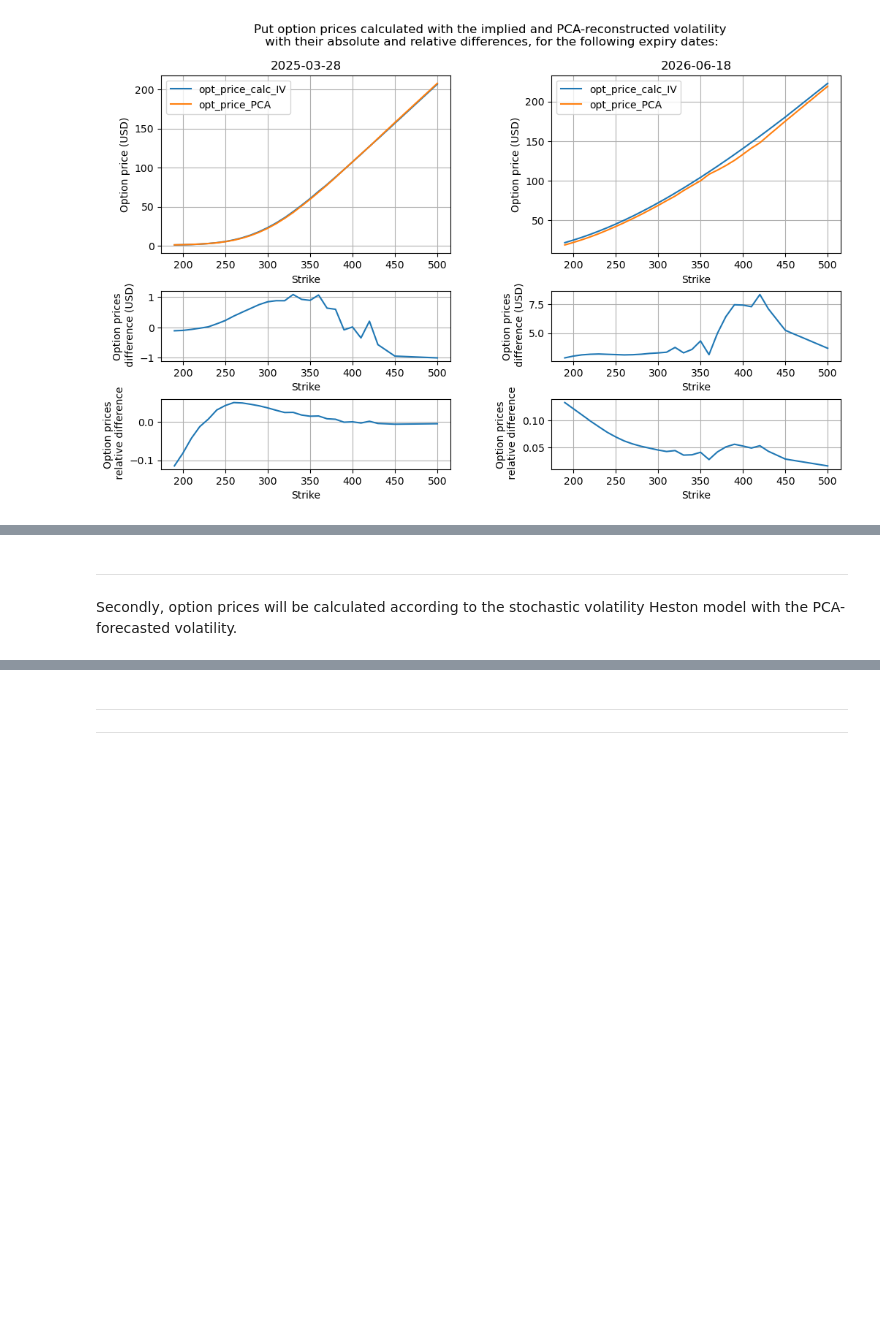
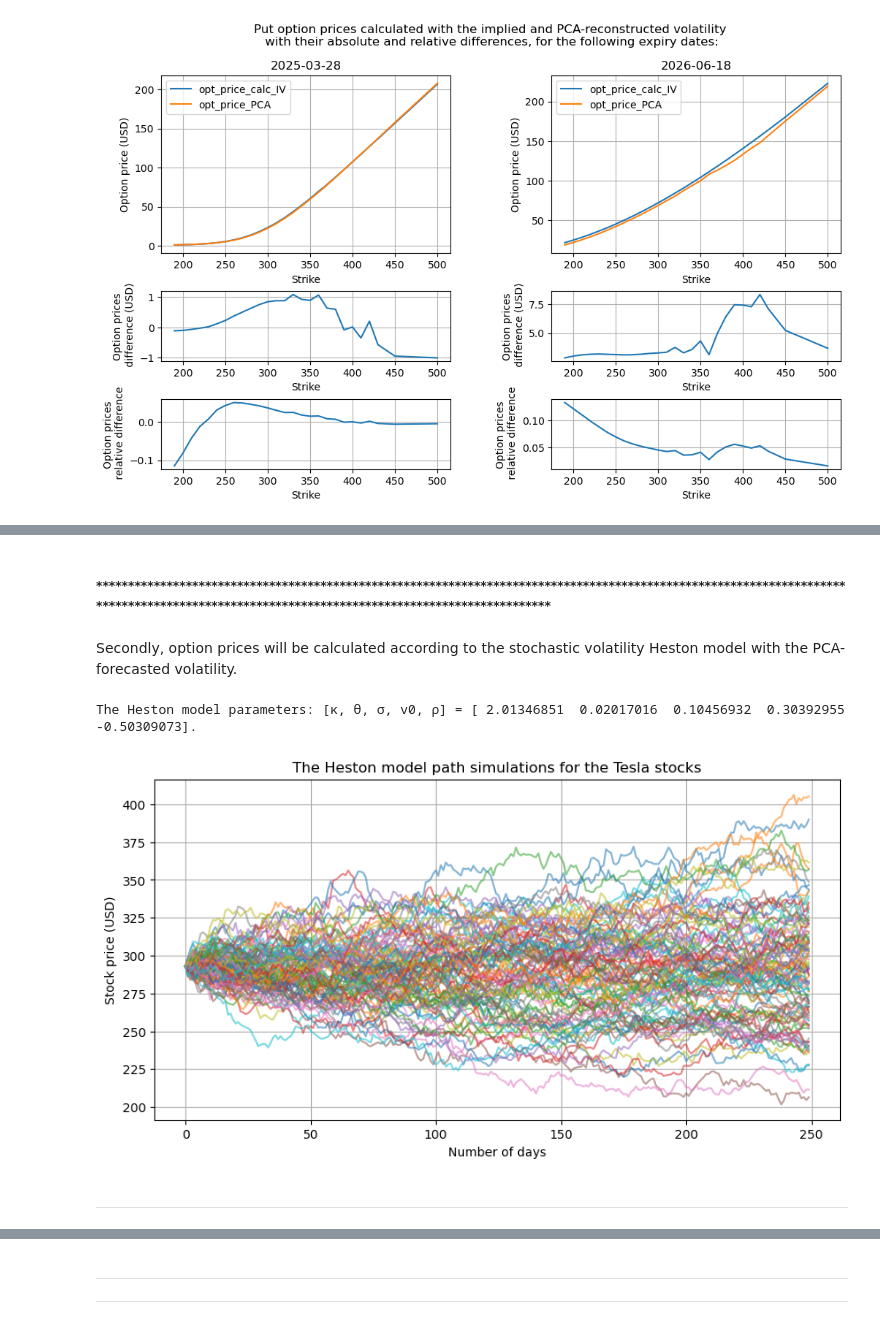
Before and after one commit to ANakonieczna/Computational-Finance, a Jupyter notebook: 02_PRACTICE_OptionPricing_Vol_VaR_ES_ModelValid.ipynb, the cells around one changed output, grey strips where cells are left out. Cells and saved outputs as stored; diff of their text form; code cells hidden in the pictures; blank space fills up the shorter version.

```diff
--- a/02_PRACTICE_OptionPricing_Vol_VaR_ES_ModelValid.ipynb
+++ b/02_PRACTICE_OptionPricing_Vol_VaR_ES_ModelValid.ipynb
@@ -984,0 +981,13 @@ plt.show()
+# %%
+# parameters for Monte-Carlo option pricing with Heston + PCA and martingales techniques, for final comparison #####################################
+M = 10000   # number of simulations
+
+T_i_exp = calls_opt.loc[1,'daysToExpiration'] / 365   # time horizon [years]
+T_i_exp_far = calls_opt_far.loc[1,'daysToExpiration'] / 365
+
+K1 = 300   # strike prices
+K2 = 500
+# %% [markdown]
+##### ********************************************************************************************************************************************************************************************
+# %% [markdown]
+Secondly, option prices will be calculated according to the stochastic volatility Heston model with the PCA-forecasted volatility.
@@ -984,0 +1011,55 @@ plt.show()
+# %%
+# estimating the Heston model parameters
+def heston_calibration(params, returns, dt):
+    κ, θ, σ, v0, ρ = params
+
+    v_t = np.zeros_like(returns)
+    v_t[0] = v0
+
+    for t in range(1, len(returns)):
+        v_t[t] = v_t[t-1] + κ * (θ - v_t[t-1]) * dt + σ * np.sqrt(v_t[t-1] * dt) * np.random.randn()
+
+    return np.sum((returns ** 2 - v_t) ** 2)   # minimizing squared errors
+
+def estimate_heston_parameters(returns, ini_variance, dt = 1 / trading_days):
+    initial_guess = [2.0, 0.02, 0.1, ini_variance, -0.5]
+
+    result = minimize(heston_calibration, initial_guess, args = (returns, dt), method = 'Nelder-Mead')
+
+    return result.x
+
+params = estimate_heston_parameters(log_returns.values, forecasted_vol[-1] ** 2)
+print(f"The Heston model parameters: [κ, θ, σ, v0, ρ] = {params}.")
+# %% [output]
+The Heston model parameters: [κ, θ, σ, v0, ρ] = [ 2.01346851  0.02017016  0.10456932  0.30392955 -0.50309073].
+# %%
+# simulating stock price paths using the Heston model
+def heston_simulation(S0, T, N, M, params):
+    dt = T / N
+    κ, θ, σ, v0, ρ = params
+
+    S = np.zeros((N,M))
+    v = np.zeros((N,M))
+    S[0,:] = S0
+    v[0,:] = v0
+
+    for t in range(1,N):
+        W1 = np.random.randn(M)
+        W2 = ρ * W1 + np.sqrt(1 - ρ**2) * np.random.randn(M)
+        v[t] = np.maximum(v[t-1] + κ * (θ - v[t-1]) * dt + σ * np.sqrt(np.maximum(v[t-1], 0) * dt) * W1, 0)
+        S[t] = S[t-1] * np.exp(-v[t-1] * dt/2 + np.sqrt(v[t-1] * dt) * W2)
+
+    return S
+
+S_simulated_i_exp = heston_simulation(S0, T_i_exp, trading_days, M, params)
+S_simulated_i_exp_far = heston_simulation(S0, T_i_exp_far, trading_days, M, params)
+
+# plotting results - 100 simulated paths
+plt.figure(figsize = (10,5))
+plt.plot(S_simulated_i_exp[:,:100], alpha = 0.55)
+plt.xlabel("Number of days")
+plt.ylabel("Stock price (USD)")
+plt.title("The Heston model path simulations for the Tesla stocks")
+plt.show()
+# %% [output]
+[figure, added]
@@ -985,4 +1094,2 @@ plt.show()
 # %% [markdown]
 -------
-# %% [markdown]
-Secondly, option prices will be calculated according to the stochastic volatility Heston model with the PCA-forecasted volatility.
```
Also changed, not shown: parts of 34 cells of this notebook, 1 other file.
